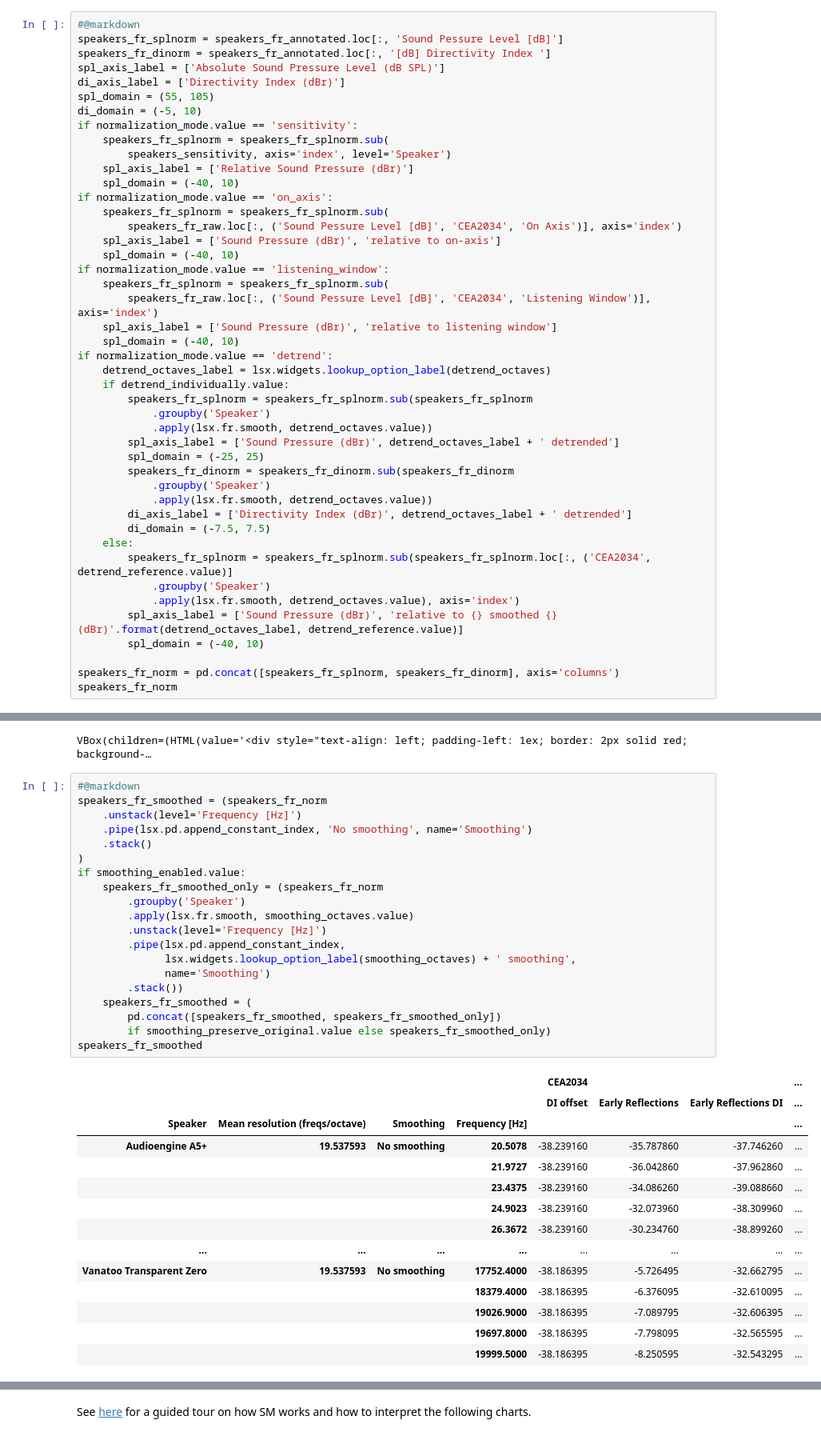
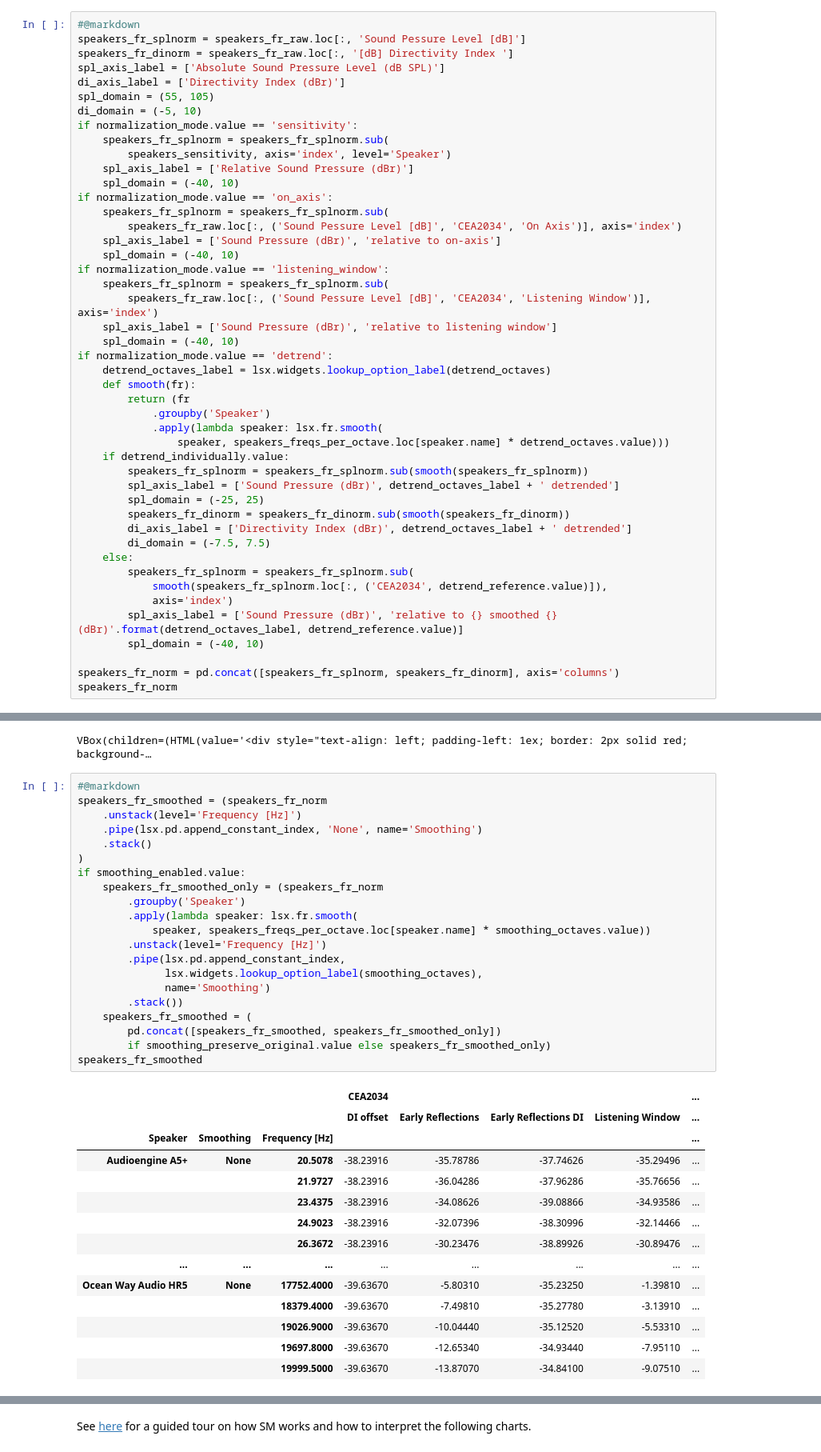
Before and after one commit to dechamps/LoudspeakerExplorer-rendered, a Jupyter notebook: Loudspeaker_Explorer.ipynb, the cells around one changed output, grey strips where cells are left out. Shown at 80% size. Drawn from its saved outputs; the diff is of its cells as text.

```diff
--- a/Loudspeaker_Explorer.ipynb
+++ b/Loudspeaker_Explorer.ipynb
@@ -437,8 +429,8 @@ form(widgets.HBox([normalization_mode, detrend]))
 VBox(children=(HTML(value='<div style="text-align: left; padding-left: 1ex; border: 2px solid red; background-…
 # %%
 #@markdown
-speakers_fr_splnorm = speakers_fr_annotated.loc[:, 'Sound Pessure Level [dB]']
-speakers_fr_dinorm = speakers_fr_annotated.loc[:, '[dB] Directivity Index ']
+speakers_fr_splnorm = speakers_fr_raw.loc[:, 'Sound Pessure Level [dB]']
+speakers_fr_dinorm = speakers_fr_raw.loc[:, '[dB] Directivity Index ']
 spl_axis_label = ['Absolute Sound Pressure Level (dB SPL)']
 di_axis_label = ['Directivity Index (dBr)']
 spl_domain = (55, 105)
@@ -460,21 +452,22 @@ if normalization_mode.value == 'listening_window':
     spl_domain = (-40, 10)
 if normalization_mode.value == 'detrend':
     detrend_octaves_label = lsx.widgets.lookup_option_label(detrend_octaves)
+    def smooth(fr):
+        return (fr
+            .groupby('Speaker')
+            .apply(lambda speaker: lsx.fr.smooth(
+                speaker, speakers_freqs_per_octave.loc[speaker.name] * detrend_octaves.value)))
     if detrend_individually.value:
-        speakers_fr_splnorm = speakers_fr_splnorm.sub(speakers_fr_splnorm
-            .groupby('Speaker')
-            .apply(lsx.fr.smooth, detrend_octaves.value))
+        speakers_fr_splnorm = speakers_fr_splnorm.sub(smooth(speakers_fr_splnorm))
         spl_axis_label = ['Sound Pressure (dBr)', detrend_octaves_label + ' detrended']
         spl_domain = (-25, 25)
-        speakers_fr_dinorm = speakers_fr_dinorm.sub(speakers_fr_dinorm
-            .groupby('Speaker')
-            .apply(lsx.fr.smooth, detrend_octaves.value))
+        speakers_fr_dinorm = speakers_fr_dinorm.sub(smooth(speakers_fr_dinorm))
         di_axis_label = ['Directivity Index (dBr)', detrend_octaves_label + ' detrended']
         di_domain = (-7.5, 7.5)
     else:
-        speakers_fr_splnorm = speakers_fr_splnorm.sub(speakers_fr_splnorm.loc[:, ('CEA2034', detrend_reference.value)]
-            .groupby('Speaker')
-            .apply(lsx.fr.smooth, detrend_octaves.value), axis='index')
+        speakers_fr_splnorm = speakers_fr_splnorm.sub(
+            smooth(speakers_fr_splnorm.loc[:, ('CEA2034', detrend_reference.value)]),
+            axis='index')
         spl_axis_label = ['Sound Pressure (dBr)', 'relative to {} smoothed {} (dBr)'.format(detrend_octaves_label, detrend_reference.value)]
         spl_domain = (-40, 10)
 
@@ -541,38 +534,39 @@ VBox(children=(HTML(value='<div style="text-align: left; padding-left: 1ex; bord
 # %%
 #@markdown
 speakers_fr_smoothed = (speakers_fr_norm
     .unstack(level='Frequency [Hz]')
-    .pipe(lsx.pd.append_constant_index, 'No smoothing', name='Smoothing')
+    .pipe(lsx.pd.append_constant_index, 'None', name='Smoothing')
     .stack()
 )
 if smoothing_enabled.value:
     speakers_fr_smoothed_only = (speakers_fr_norm
         .groupby('Speaker')
-        .apply(lsx.fr.smooth, smoothing_octaves.value)
+        .apply(lambda speaker: lsx.fr.smooth(
+            speaker, speakers_freqs_per_octave.loc[speaker.name] * smoothing_octaves.value))
         .unstack(level='Frequency [Hz]')
         .pipe(lsx.pd.append_constant_index,
-              lsx.widgets.lookup_option_label(smoothing_octaves) + ' smoothing',
+              lsx.widgets.lookup_option_label(smoothing_octaves),
               name='Smoothing')
         .stack())
     speakers_fr_smoothed = (
         pd.concat([speakers_fr_smoothed, speakers_fr_smoothed_only])
         if smoothing_preserve_original.value else speakers_fr_smoothed_only)
 speakers_fr_smoothed
 # %% [output]
-|  |  |  |  | CEA2034 |  |  | ... |
-|  |  |  |  | DI offset | Early Reflections | Early Reflections DI | ... |
-| Speaker | Mean resolution (freqs/octave) | Smoothing | Frequency [Hz] |  |  |  | ... |
-| Audioengine A5+ | 19.537593 | No smoothing | 20.5078 | -38.239160 | -35.787860 | -37.746260 | ... |
-|  |  |  | 21.9727 | -38.239160 | -36.042860 | -37.962860 | ... |
-|  |  |  | 23.4375 | -38.239160 | -34.086260 | -39.088660 | ... |
-|  |  |  | 24.9023 | -38.239160 | -32.073960 | -38.309960 | ... |
-|  |  |  | 26.3672 | -38.239160 | -30.234760 | -38.899260 | ... |
+|  |  |  | CEA2034 |  |  |  | ... |
+|  |  |  | DI offset | Early Reflections | Early Reflections DI | Listening Window | ... |
+| Speaker | Smoothing | Frequency [Hz] |  |  |  |  | ... |
+| Audioengine A5+ | None | 20.5078 | -38.23916 | -35.78786 | -37.74626 | -35.29496 | ... |
+|  |  | 21.9727 | -38.23916 | -36.04286 | -37.96286 | -35.76656 | ... |
+|  |  | 23.4375 | -38.23916 | -34.08626 | -39.08866 | -34.93586 | ... |
+|  |  | 24.9023 | -38.23916 | -32.07396 | -38.30996 | -32.14466 | ... |
+|  |  | 26.3672 | -38.23916 | -30.23476 | -38.89926 | -30.89476 | ... |
 | ... | ... | ... | ... | ... | ... | ... | ... |
-| Vanatoo Transparent Zero | 19.537593 | No smoothing | 17752.4000 | -38.186395 | -5.726495 | -32.662795 | ... |
-|  |  |  | 18379.4000 | -38.186395 | -6.376095 | -32.610095 | ... |
-|  |  |  | 19026.9000 | -38.186395 | -7.089795 | -32.606395 | ... |
-|  |  |  | 19697.8000 | -38.186395 | -7.798095 | -32.565595 | ... |
-|  |  |  | 19999.5000 | -38.186395 | -8.250595 | -32.543295 | ... |
+| Ocean Way Audio HR5 | None | 17752.4000 | -39.63670 | -5.80310 | -35.23250 | -1.39810 | ... |
+|  |  | 18379.4000 | -39.63670 | -7.49810 | -35.27780 | -3.13910 | ... |
+|  |  | 19026.9000 | -39.63670 | -10.04440 | -35.12520 | -5.53310 | ... |
+|  |  | 19697.8000 | -39.63670 | -12.65340 | -34.93440 | -7.95110 | ... |
+|  |  | 19999.5000 | -39.63670 | -13.87070 | -34.84100 | -9.07510 | ... |
 582 rows × 95 columns
 # %% [markdown]
 # Plot settings
```
Also changed, not shown: parts of 38 cells of this notebook.
